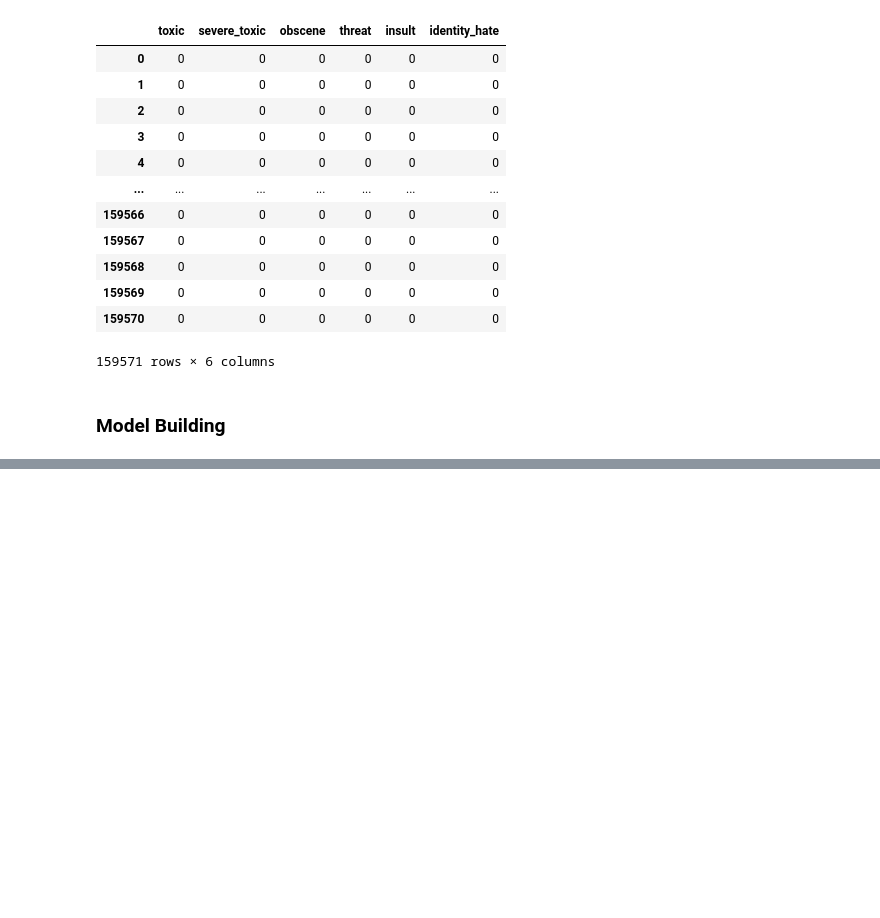
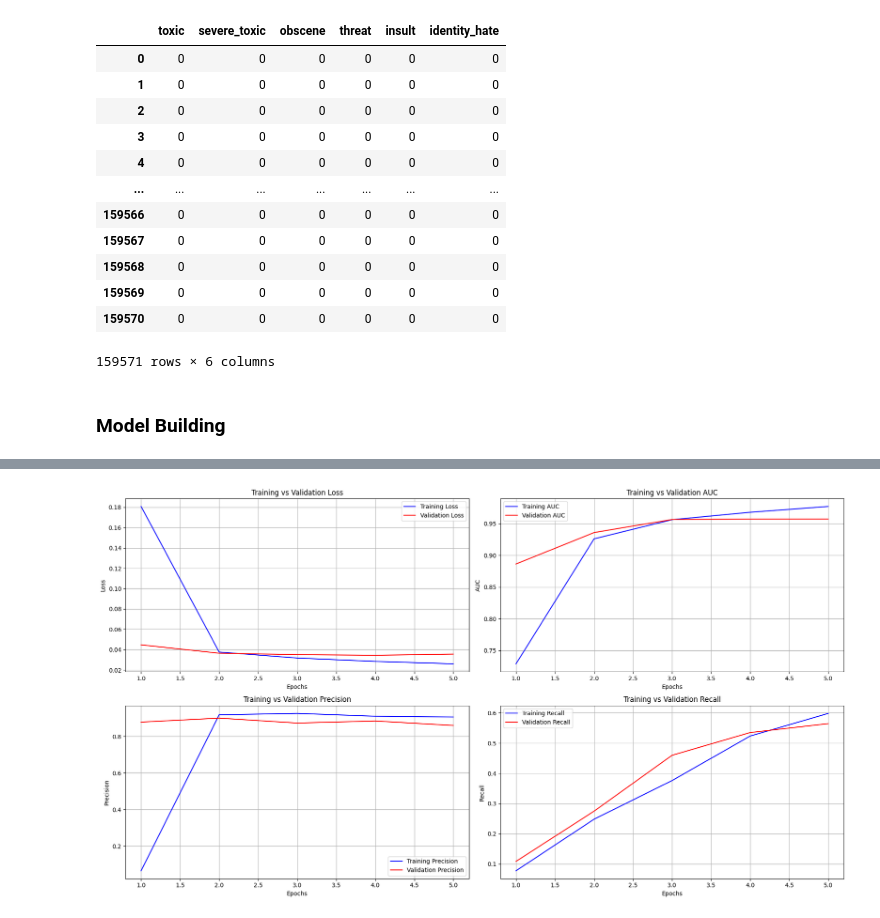
Before and after one commit to Aryan-Kaisth/Multi_Label_Toxicity_Classification, a Jupyter notebook: notebooks/toxicity.ipynb, the cells around one changed output, grey strips where cells are left out. Drawn from its saved outputs; the diff is of its cells as text; code cells hidden in the pictures; blank space fills up the shorter version.

Commit message:
experiment with binary focal loss

```diff
--- a/notebooks/toxicity.ipynb
+++ b/notebooks/toxicity.ipynb
@@ -326,8 +327,8 @@ from keras.layers import TextVectorization, Embedding
 sentences = df_copy['preprocessed_text'].tolist()
 
 vectorizer = TextVectorization(
-    max_tokens=50000,            # GOOD: 50k tokens
-    output_sequence_length=70,   # from your original
+    max_tokens=50000,
+    output_sequence_length=60,
     output_mode='int'
 )
 vectorizer.adapt(sentences)
@@ -427,3 +435,10 @@ Model: "aryan_gru"
+# %%
+from keras_cv.losses import FocalLoss # type: ignore
+from tensorflow import keras
+loss = FocalLoss(
+    gamma=2.0,
+    alpha=0.25
+)
 # %%
 X_train = X_train.values
-model.compile(optimizer=Nadam(), loss='binary_crossentropy', metrics=['accuracy'])
+model.compile(optimizer=Nadam(), loss=loss, metrics=[keras.metrics.AUC(multi_label=True), keras.metrics.Precision(), keras.metrics.Recall()])
@@ -457,0 +455,65 @@ model.evaluate(X_test.values, y_test)
+# %%
+# Extract loss
+train_loss = history.history['loss']
+val_loss = history.history['val_loss']
+
+# Extract metrics
+train_auc = history.history['auc_6']
+val_auc = history.history['val_auc_6']
+
+train_precision = history.history['precision_5']
+val_precision = history.history['val_precision_5']
+
+train_recall = history.history['recall_5']
+val_recall = history.history['val_recall_5']
+
+epochs = range(1, len(train_loss) + 1)
+
+import matplotlib.pyplot as plt
+
+plt.figure(figsize=(18,10))
+
+# ---- 1. Loss ----
+plt.subplot(2,2,1)
+plt.plot(epochs, train_loss, 'b-', label='Training Loss')
+plt.plot(epochs, val_loss, 'r-', label='Validation Loss')
+plt.title('Training vs Validation Loss')
+plt.xlabel('Epochs')
+plt.ylabel('Loss')
+plt.legend()
+plt.grid(True)
+
+# ---- 2. AUC ----
+plt.subplot(2,2,2)
+plt.plot(epochs, train_auc, 'b-', label='Training AUC')
+plt.plot(epochs, val_auc, 'r-', label='Validation AUC')
+plt.title('Training vs Validation AUC')
+plt.xlabel('Epochs')
+plt.ylabel('AUC')
+plt.legend()
+plt.grid(True)
+
+# ---- 3. Precision ----
+plt.subplot(2,2,3)
+plt.plot(epochs, train_precision, 'b-', label='Training Precision')
+plt.plot(epochs, val_precision, 'r-', label='Validation Precision')
+plt.title('Training vs Validation Precision')
+plt.xlabel('Epochs')
+plt.ylabel('Precision')
+plt.legend()
+plt.grid(True)
+
+# ---- 4. Recall ----
+plt.subplot(2,2,4)
+plt.plot(epochs, train_recall, 'b-', label='Training Recall')
+plt.plot(epochs, val_recall, 'r-', label='Validation Recall')
+plt.title('Training vs Validation Recall')
+plt.xlabel('Epochs')
+plt.ylabel('Recall')
+plt.legend()
+plt.grid(True)
+
+plt.tight_layout()
+plt.show()
+# %% [output]
+[figure, added]
```
Also changed, not shown: parts of 7 cells of this notebook, 2 other files.
